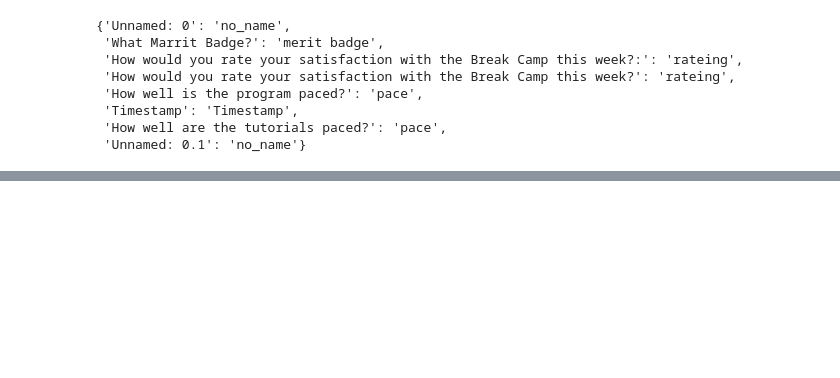
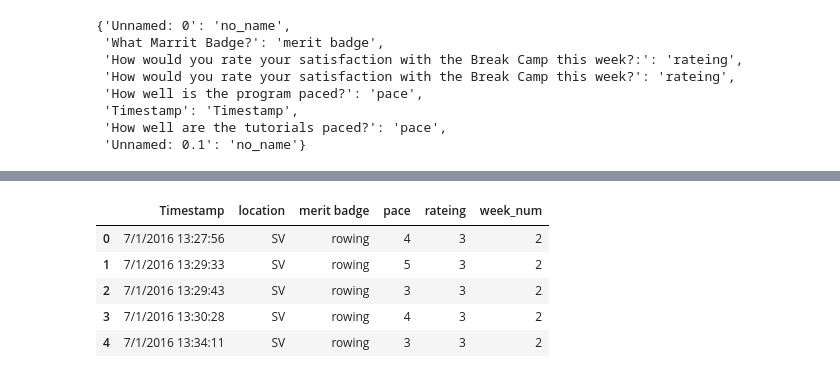
Before and after one commit to capt-alien/Quick_N_Dirty_Data, a Jupyter notebook: Tutorial_Code.ipynb, the cells around one changed output, grey strips where cells are left out. Cells and saved outputs as stored; diff of their text form; code cells hidden in the pictures; blank space fills up the shorter version.

```diff
--- a/Tutorial_Code.ipynb
+++ b/Tutorial_Code.ipynb
@@ -182,0 +220,9 @@ for file in FILENAMES:
+# %%
+big_fat_DF.head()
+# %% [output]
+|  | Timestamp | location | merit badge | pace | rateing | week_num |
+| 0 | 7/1/2016 13:27:56 | SV | rowing | 4 | 3 | 2 |
+| 1 | 7/1/2016 13:29:33 | SV | rowing | 5 | 3 | 2 |
+| 2 | 7/1/2016 13:29:43 | SV | rowing | 3 | 3 | 2 |
+| 3 | 7/1/2016 13:30:28 | SV | rowing | 4 | 3 | 2 |
+| 4 | 7/1/2016 13:34:11 | SV | rowing | 3 | 3 | 2 |
```
Also changed, not shown: parts of 25 cells of this notebook, 47 other files.
